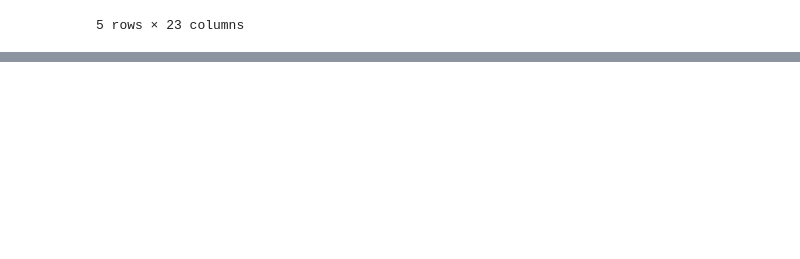
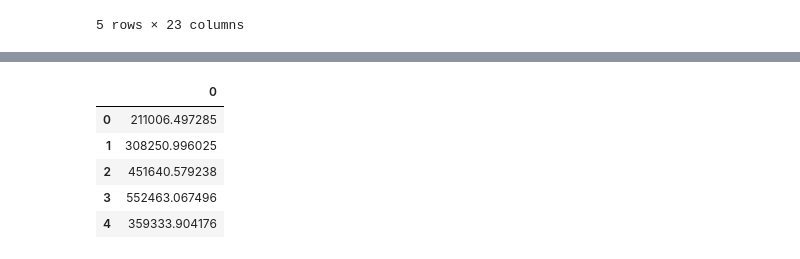
Before and after one commit to degharbi/Housing-prices-prediction, a Jupyter notebook: Gradient_Boosting.ipynb, the cells around one changed output, grey strips where cells are left out. Cells and saved outputs as stored; diff of their text form; code cells hidden in the pictures; blank space fills up the shorter version.

```diff
--- a/Gradient_Boosting.ipynb
+++ b/Gradient_Boosting.ipynb
@@ -524,0 +636,36 @@ py.iplot(fig)
+# %%
+data_new_na = data_new_na[['price',
+ 'date',
+ 'year',
+ 'month',
+ 'day',
+ 'bedrooms',
+ 'bathrooms',
+ 'sqft_living',
+ 'sqft_lot',
+ 'floors',
+ 'waterfront',
+ 'view',
+ 'condition',
+ 'grade',
+ 'sqft_above',
+ 'sqft_basement',
+ 'yr_built',
+ 'yr_renovated',
+ 'zipcode',
+ 'lat',
+ 'long',
+ 'sqft_living15',
+ 'sqft_lot15',
+]]
+data = {
+    feature: data_new_na[feature].values for feature in data_new_na.columns[2:]
+}
+X_new = pd.DataFrame(
+    data=data,
+    index=data_new_na.index.values,
+)
+y_new = pd.DataFrame(
+    data=data_new_na.price.values,
+    index=data_new_na.index.values,
+)
@@ -524,0 +685,9 @@ py.iplot(fig)
+# %%
+pd.DataFrame(reg.predict(X_new.head()))
+# %% [output]
+|  | 0 |
+| 0 | 211006.497285 |
+| 1 | 308250.996025 |
+| 2 | 451640.579238 |
+| 3 | 552463.067496 |
+| 4 | 359333.904176 |
```
Also changed, not shown: parts of 16 cells of this notebook, 5 other files.
